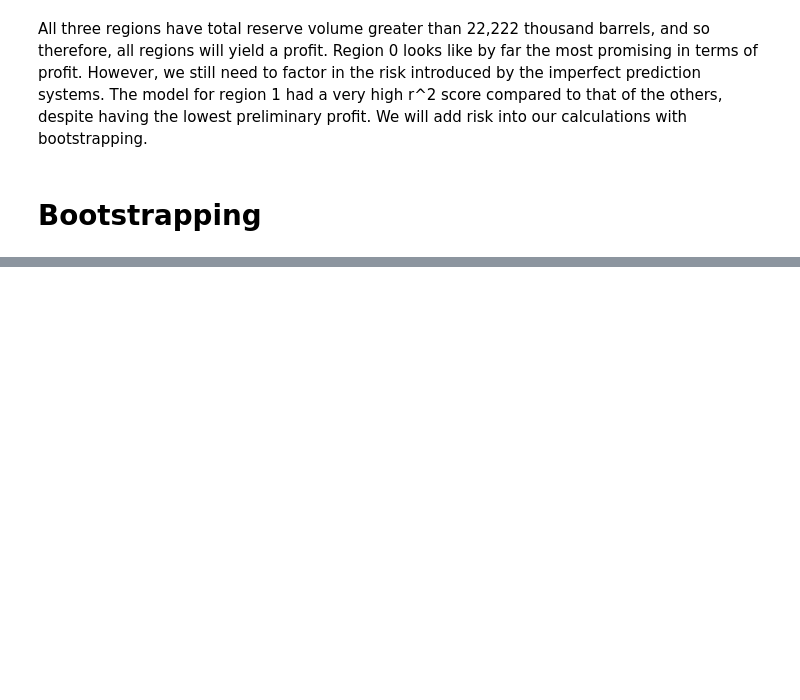
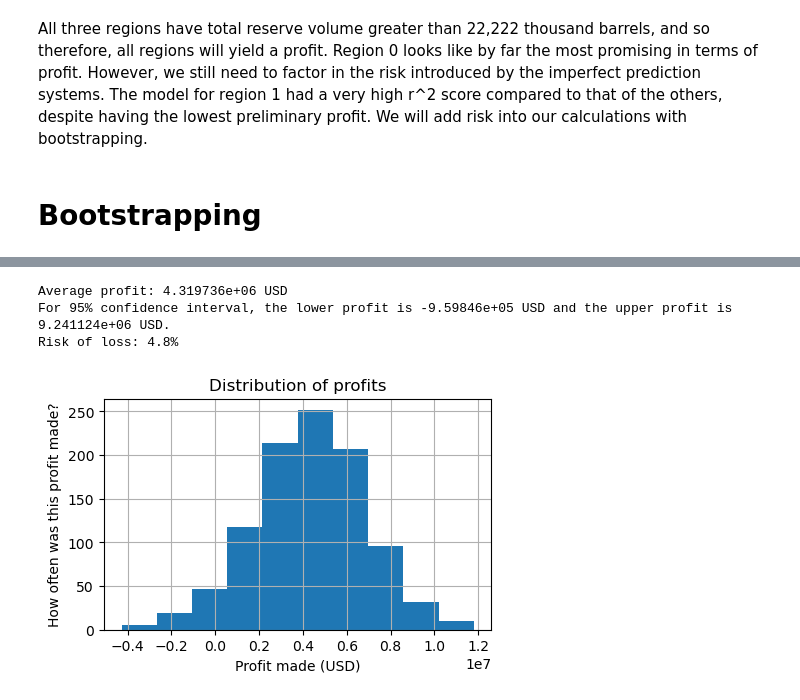
Before and after one commit to jnorfolk/OilyGiant-Region-Selection, a Jupyter notebook: OilyGiant.ipynb, the cells around one changed output, grey strips where cells are left out. Cells and saved outputs as stored; diff of their text form; code cells hidden in the pictures; blank space fills up the shorter version.

Commit message:
select region

```diff
--- a/OilyGiant.ipynb
+++ b/OilyGiant.ipynb
@@ -17,9 +25,20 @@ from sklearn.metrics import mean_squared_error, r2_score
 # %% [markdown]
 I need to import the datasets and examine them for duplicate observations and missing values. I will one-hot encode any categorical features and standardize numeric features. I will split the datasets into features and target. I will also create some lists of the three datasets, so that when I write functions later, I can use these lists as input.
 # %%
-df_0 = pd.read_csv('geo_data_0.csv')
-df_1 = pd.read_csv('geo_data_1.csv')
-df_2 = pd.read_csv('geo_data_2.csv')
+try:
+    df_0 = pd.read_csv('geo_data_0.csv')
+except:
+    df_0 = pd.read_csv('/datasets/geo_data_0.csv')
+
+try:
+    df_1 = pd.read_csv('geo_data_1.csv')
+except:
+    df_1 = pd.read_csv('/datasets/geo_data_1.csv')
+
+try:
+    df_2 = pd.read_csv('geo_data_2.csv')
+except:
+    df_2 = pd.read_csv('/datasets/geo_data_2.csv')
 
 df_list = [df_0, df_1, df_2]
 # %% [markdown]
@@ -208,11 +252,20 @@ Let's write a function to find profit given oil wells are built at the top 200 p
 # %%
-def top_200_profits(predictions, answers):
+def top_200_profits(predictions, answers, show='yes'):
+
+    """
+    This function takes predictions and answers as input. The top 200 predicted sites are collected, and revenue is calculated from
+    the real-life values from these wells, based on the sum of the oil product and the $4500 per 1000 barrels value. Profit is found by
+    subtracting the $100 mil development costs from the revenue. Profit is returned.
+    In this step, the total reserve volume and profit are printed.
+    """
+
     top_200_pred_sites = predictions.sort_values(ascending=False).head(200).index
     top_200_sites_sum = answers[top_200_pred_sites].sum()
-    print("Total reserve volume:", top_200_sites_sum)
     revenue = top_200_sites_sum * usd_per_1000_barrels
     profit = revenue - dev_cost
-    print("Profit:", profit)
+    if show == 'yes':
+        print("Total reserve volume:", top_200_sites_sum)
+        print("Profit:", sc(round(profit)))
     return profit
 # %%
 region_0_profit = top_200_profits(region_0_pred, region_0_answers)
@@ -241,0 +344,7 @@ All three regions have total reserve volume greater than 22,222 thousand barrels
+# %%
+bootstrap(region_0_pred, region_0_answers)
+# %% [output]
+Average profit: 4.319736e+06 USD
+For 95% confidence interval, the lower profit is -9.59846e+05 USD and the upper profit is 9.241124e+06 USD.
+Risk of loss: 4.8%
+[figure, added]
```
Also changed, not shown: parts of 25 cells of this notebook.
